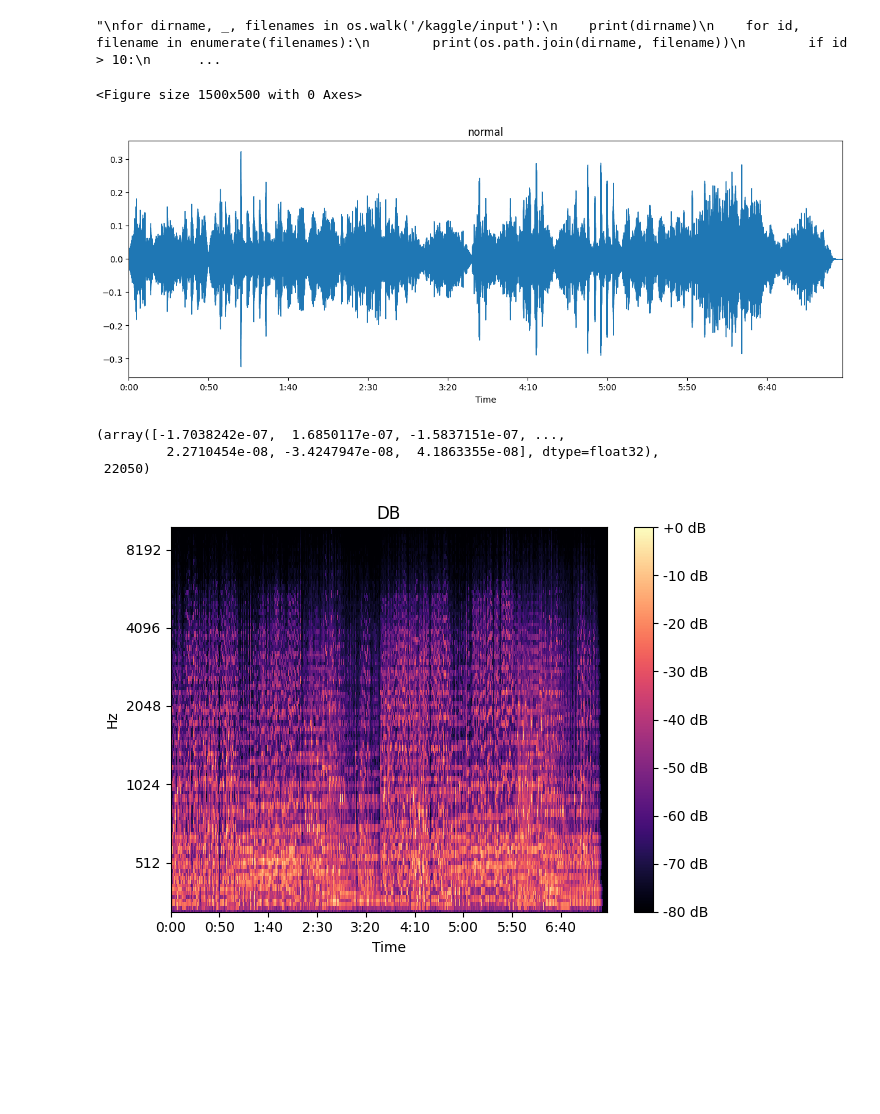
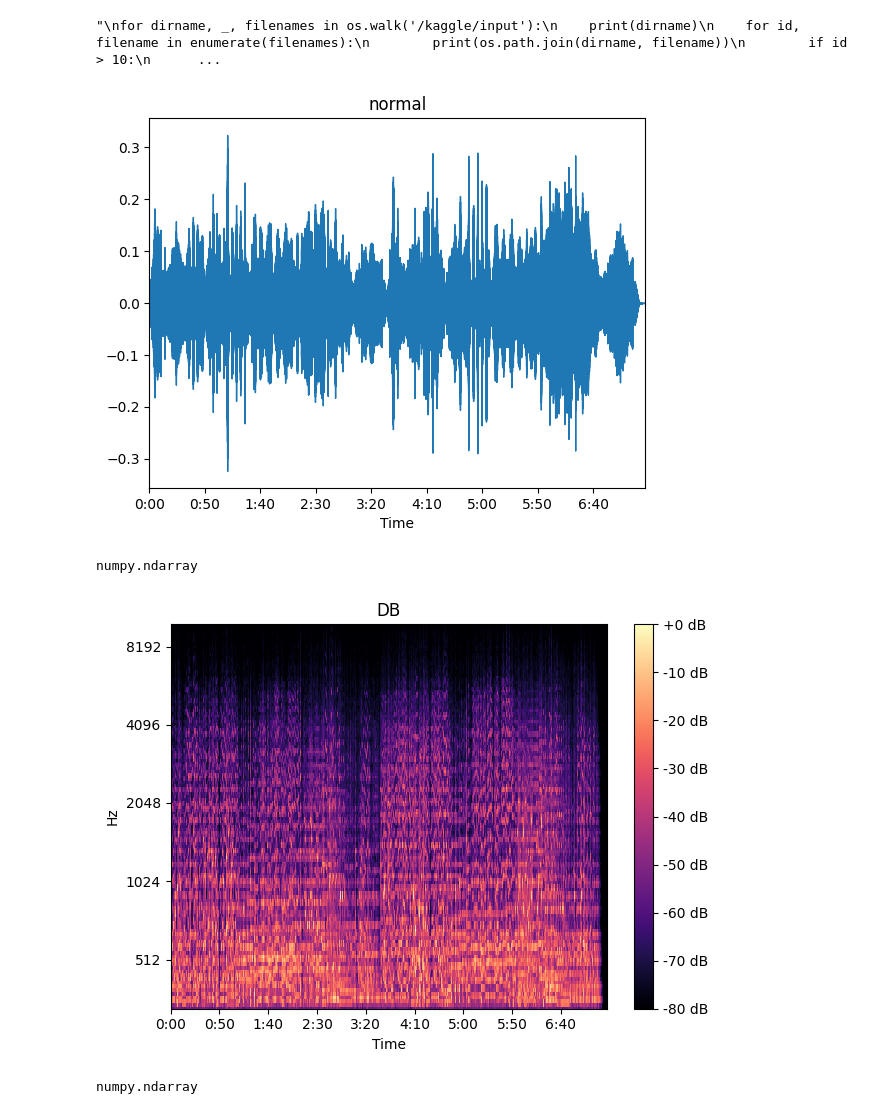
Before and after one commit to wisrovi/TFM2022, a Jupyter notebook: TFM.ipynb, the cells around one changed output. Cells and saved outputs as stored; diff of their text form; code cells hidden in the pictures; blank space fills up the shorter version.

```diff
--- a/TFM.ipynb
+++ b/TFM.ipynb
@@ -66,8 +66,6 @@ class Wav:
 
     def extraer_espectograma(self):
         self.S = librosa.feature.melspectrogram(y=self.data, sr=self.sampling_rate, n_mels=128,fmax=10000)
-
-
         return self.S
 
     def convertir_db(self, draw=False):
@@ -85,13 +83,3 @@ class Wav:
         plt.colorbar(format='%+2.0f dB')
         plt.title(title)
         plt.tight_layout()
-
-
-wav = Wav()
-wav.cargar(0, True)
-# %% [output]
-<Figure size 1500x500 with 0 Axes>
-[figure, removed]
-(array([-1.7038242e-07,  1.6850117e-07, -1.5837151e-07, ...,
-         2.2710454e-08, -3.4247947e-08,  4.1863355e-08], dtype=float32),
- 22050)
@@ -98,5 +88,13 @@ wav.cargar(0, True)
+# %%
+data, _ = wav.cargar(0, True)
+type(data)
+# %% [output]
+[figure, added]
+numpy.ndarray
 # %%
 wav.extraer_espectograma()
 db= wav.convertir_db(True)
+type(db)
 # %% [output]
 [figure]
+numpy.ndarray
```
Also changed, not shown: parts of 1 cell of this notebook.
